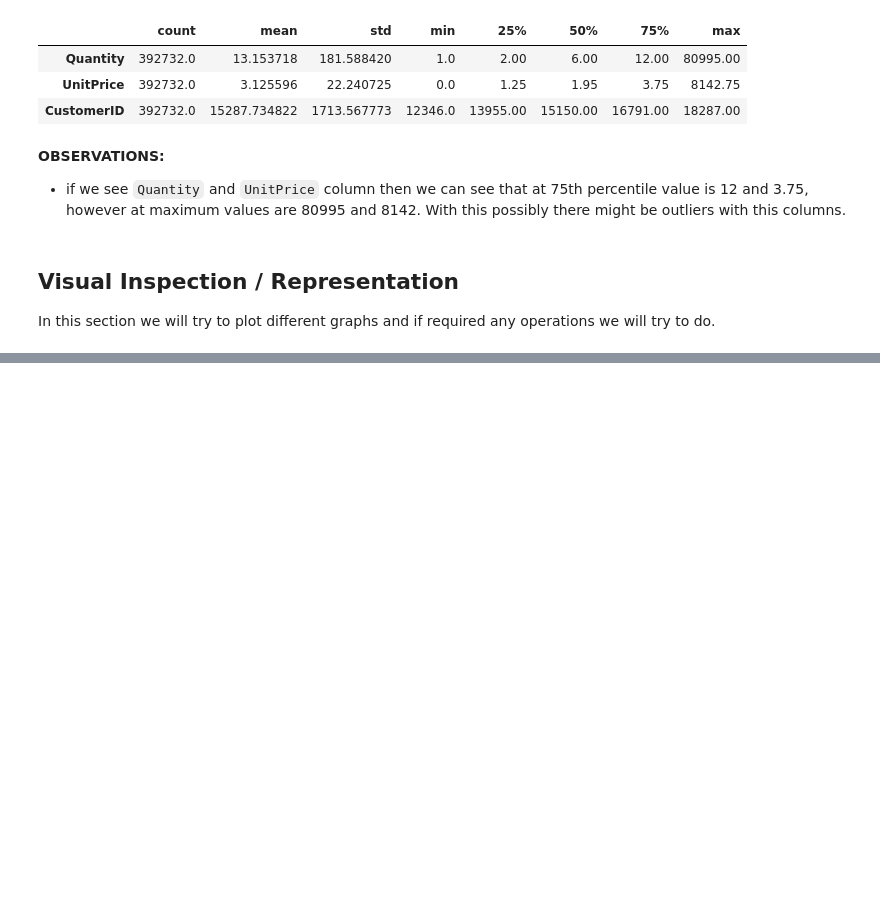
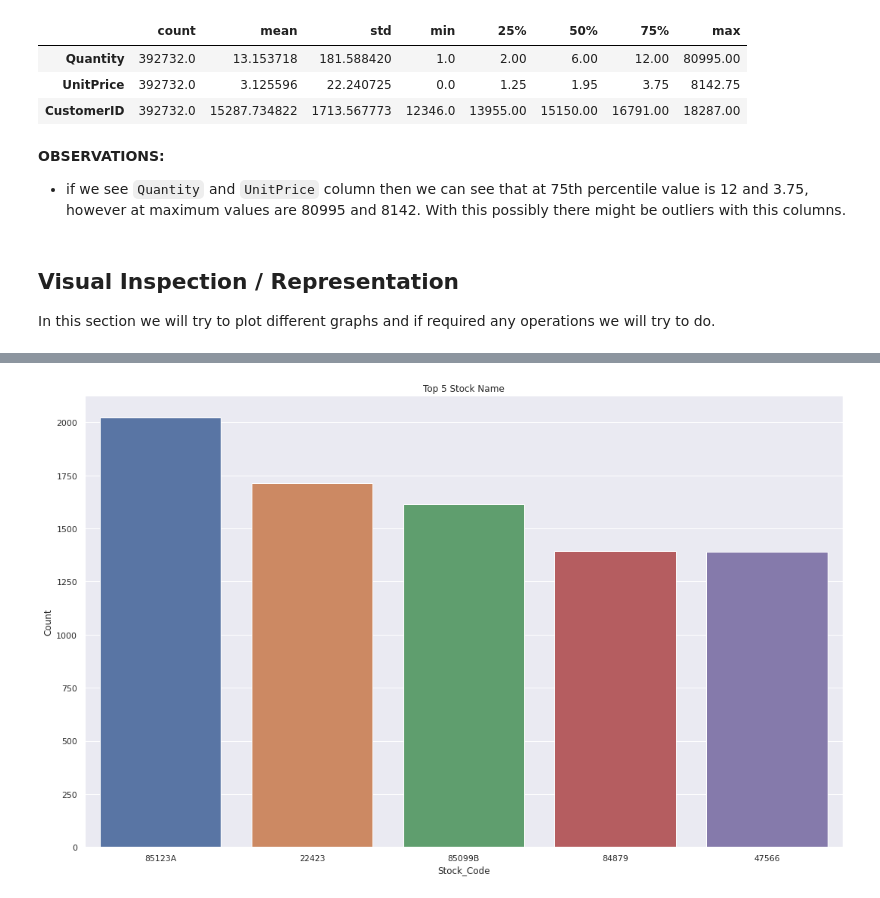
Before and after one commit to akmal1994/Online_Retail_customer_segment, a Jupyter notebook: Retail_Customer_Segmentation.ipynb, the cells around one changed output, grey strips where cells are left out. Drawn from its saved outputs; the diff is of its cells as text; code cells hidden in the pictures; blank space fills up the shorter version.

```diff
--- a/Retail_Customer_Segmentation.ipynb
+++ b/Retail_Customer_Segmentation.ipynb
@@ -200,4 +200,4 @@ plot(x='Description_Name', y='Count', df=data_desc, num1=-6, num2=-1, title_name
 # %%
-data_stock=df['StockCode'].value_counts().reset_index()
+data_stock=clear_data['StockCode'].value_counts().reset_index()
 data_stock.rename(columns={'index': 'Stock_Code', 'StockCode': 'Count'}, inplace=True)
 data_stock.head()
@@ -203,0 +211,4 @@ data_stock.head()
+# %%
+plot(x='Stock_Code', y='Count', df=data_stock, num1=0, num2=5, title_name='Top 5 Stock Name')
+# %% [output]
+[figure, added]
```
Also changed, not shown: parts of 9 cells of this notebook.
